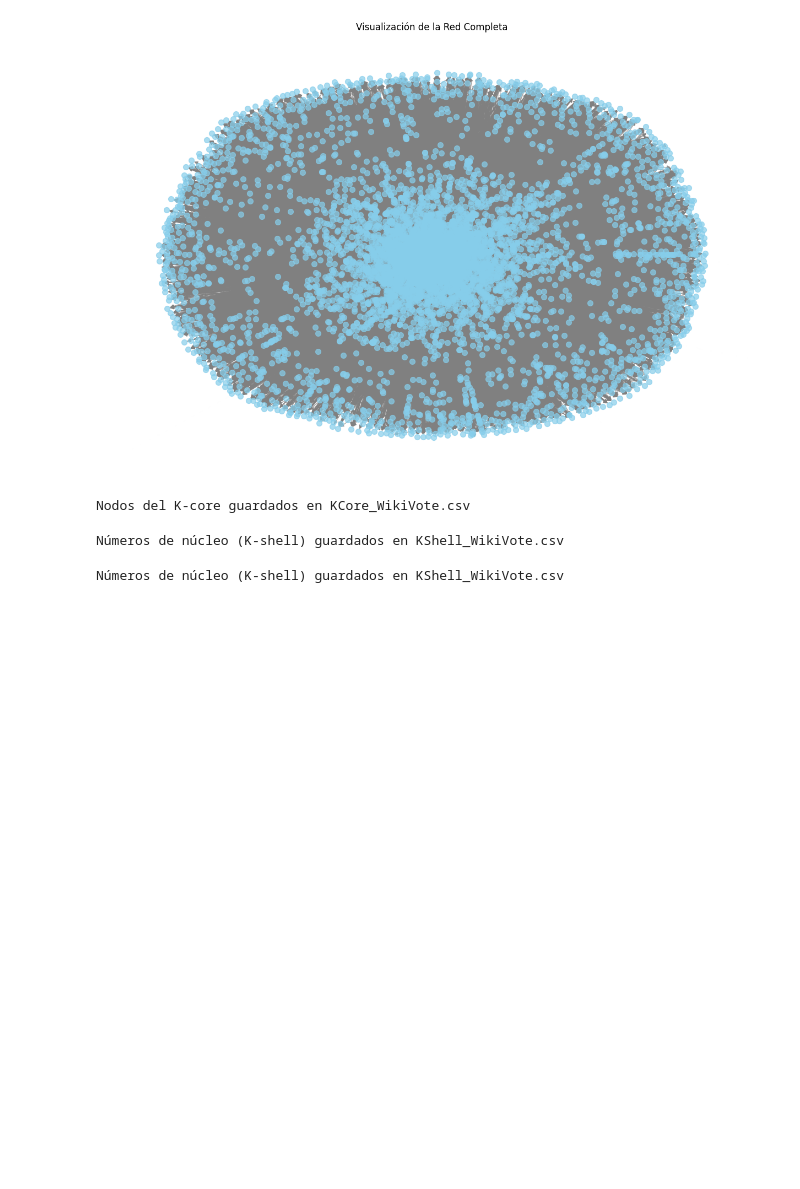
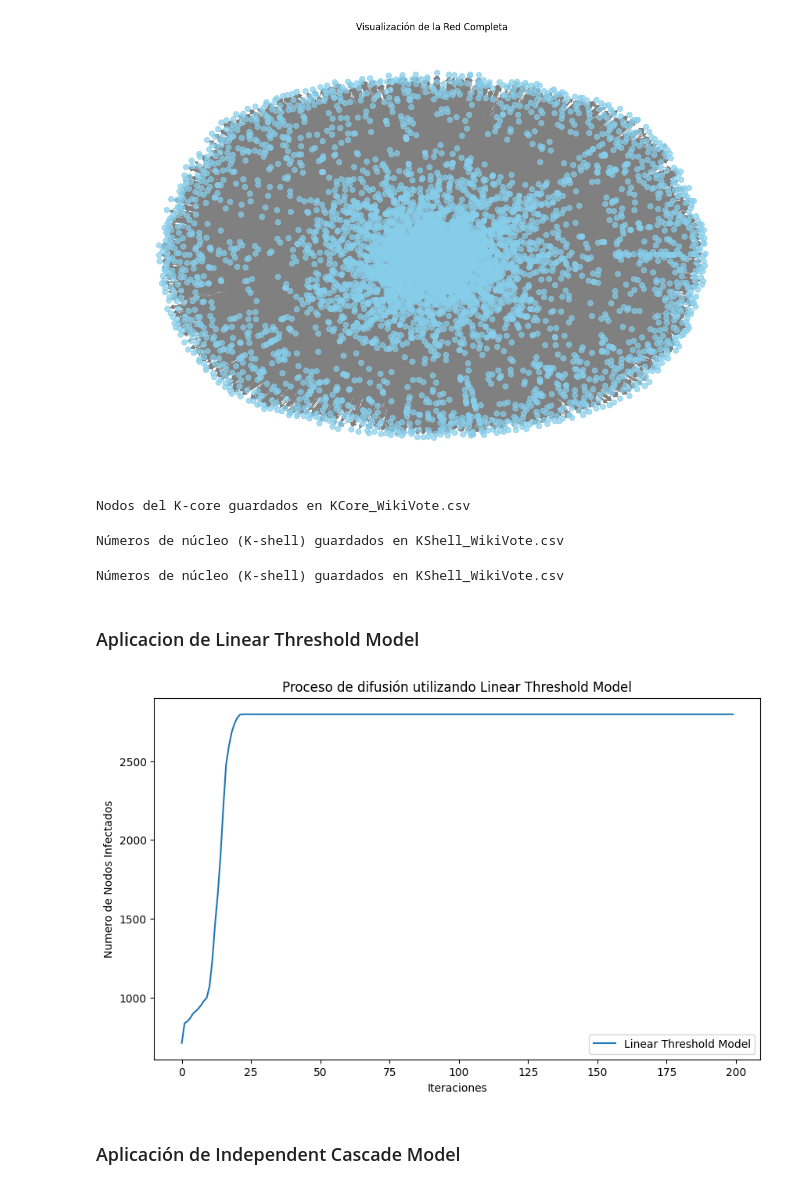
Before and after one commit to angel-salgado-m/proyectoBD3, a Jupyter notebook: proyectoBD3.ipynb, the cells around one changed output. Saved outputs shown, nothing was run; the diff lists cells and outputs as text; code cells hidden in the pictures; blank space fills up the shorter version.

Commit message:
Aplicacion LT e IC models

```diff
--- a/proyectoBD3.ipynb
+++ b/proyectoBD3.ipynb
@@ -165,3 +170,33 @@ k_shell_df.to_csv("./data/KShell_WikiVote.csv", index=False)
 print("Números de núcleo (K-shell) guardados en KShell_WikiVote.csv")
 # %% [output]
 Números de núcleo (K-shell) guardados en KShell_WikiVote.csv
+# %% [markdown]
+### Aplicacion de Linear Threshold Model
+# %%
+# Inicialización del modelo
+lt_model = ep.ThresholdModel(G)
+
+# Configuracion del modelo
+config = mc.Configuration()
+config.add_model_parameter('fraction_infected', 0.1)
+for node in G.nodes():
+    config.add_node_configuration("threshold", node, 0.2)
+lt_model.set_initial_status(config)
+iterations_lt = lt_model.iteration_bunch(200)
+
+# Ejecucion del modelo
+iterations = lt_model.iteration_bunch(200)
+# %%
+# Visualizacion de resultados
+infected_lt = [iteration['node_count'][1] for iteration in iterations_lt]
+plt.figure(figsize=(10, 6))
+plt.plot(infected_lt, label='Linear Threshold Model')
+plt.xlabel('Iteraciones')
+plt.ylabel('Numero de Nodos Infectados')
+plt.title('Proceso de difusión utilizando Linear Threshold Model')
+plt.legend()
+plt.show()
+# %% [output]
+[figure, added]
+# %% [markdown]
+### Aplicación de Independent Cascade Model
```
Also changed, not shown: parts of 5 cells of this notebook.
